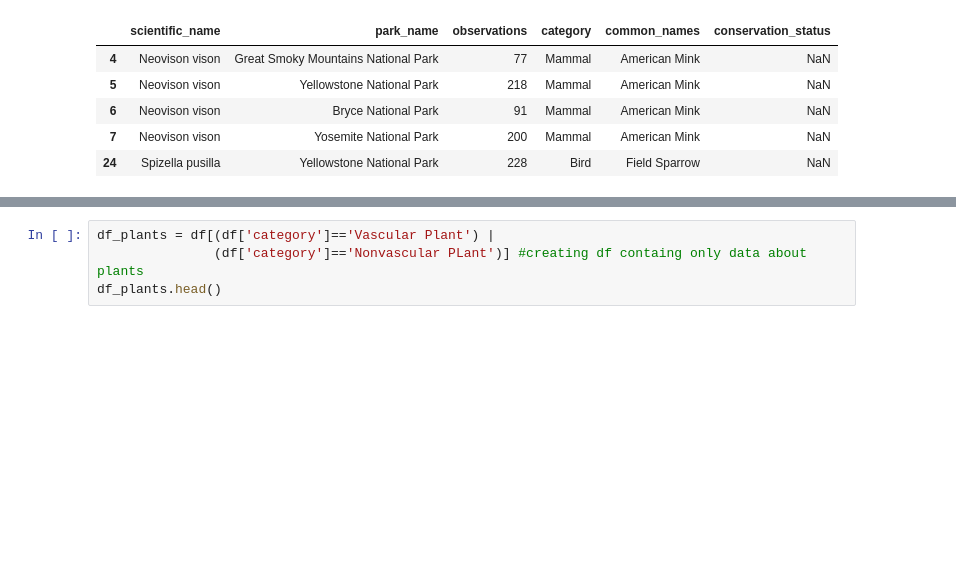
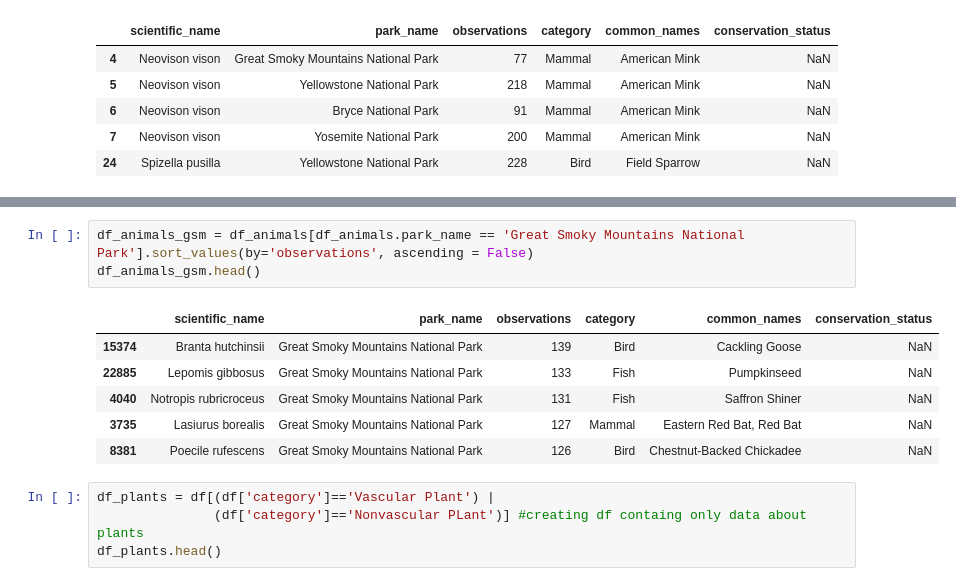
Before and after one commit to stormborn333/Biodiversity_in_National_Parks, a Jupyter notebook: biodiversity.ipynb, the cells around one changed output, grey strips where cells are left out. Saved outputs shown, nothing was run; the diff lists cells and outputs as text; blank space fills up the shorter version.

```diff
--- a/biodiversity.ipynb
+++ b/biodiversity.ipynb
@@ -118,3 +154,13 @@ df_animals.head()
+# %%
+df_animals_gsm = df_animals[df_animals.park_name == 'Great Smoky Mountains National Park'].sort_values(by='observations', ascending = False)
+df_animals_gsm.head()
+# %% [output]
+|  | scientific_name | park_name | observations | category | common_names | conservation_status |
+| 15374 | Branta hutchinsii | Great Smoky Mountains National Park | 139 | Bird | Cackling Goose | NaN |
+| 22885 | Lepomis gibbosus | Great Smoky Mountains National Park | 133 | Fish | Pumpkinseed | NaN |
+| 4040 | Notropis rubricroceus | Great Smoky Mountains National Park | 131 | Fish | Saffron Shiner | NaN |
+| 3735 | Lasiurus borealis | Great Smoky Mountains National Park | 127 | Mammal | Eastern Red Bat, Red Bat | NaN |
+| 8381 | Poecile rufescens | Great Smoky Mountains National Park | 126 | Bird | Chestnut-Backed Chickadee | NaN |
 # %%
 df_plants = df[(df['category']=='Vascular Plant') |
                (df['category']=='Nonvascular PLant')] #creating df containg only data about plants
```
Also changed, not shown: parts of 9 cells of this notebook.
